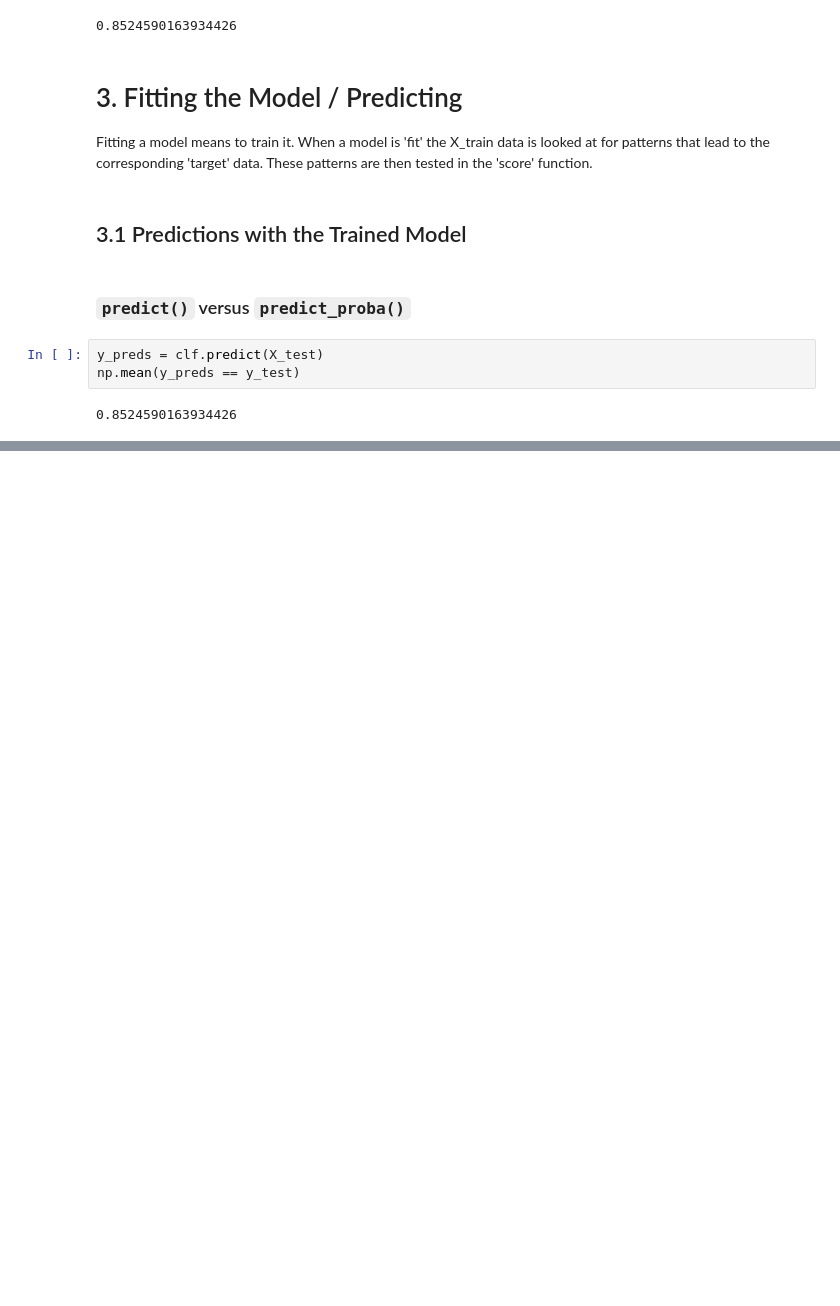
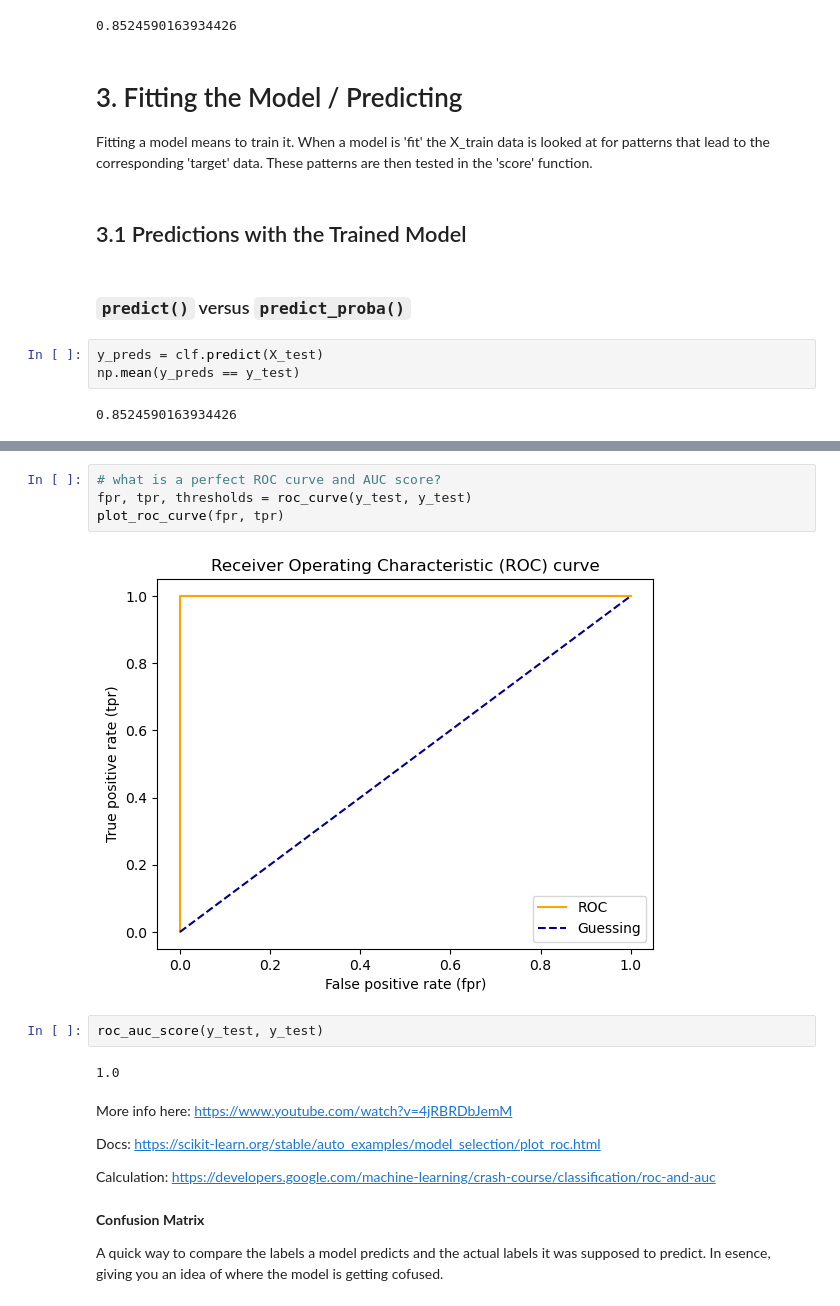
Before and after one commit to lorenarms/Machine_Learning, a Jupyter notebook: sample_project_01/sklearn_tut/sklearn_tut.ipynb, the cells around one changed output, grey strips where cells are left out. Saved outputs shown, nothing was run; the diff lists cells and outputs as text; blank space fills up the shorter version.

```diff
--- a/sample_project_01/sklearn_tut/sklearn_tut.ipynb
+++ b/sample_project_01/sklearn_tut/sklearn_tut.ipynb
@@ -701,0 +1001,20 @@ np.mean(y_preds == y_test)
+# %%
+# what is a perfect ROC curve and AUC score?
+fpr, tpr, thresholds = roc_curve(y_test, y_test)
+plot_roc_curve(fpr, tpr)
+# %% [output]
+[figure, added]
+# %%
+roc_auc_score(y_test, y_test)
+# %% [output]
+1.0
+# %% [markdown]
+More info here: https://www.youtube.com/watch?v=4jRBRDbJemM
+
+Docs: https://scikit-learn.org/stable/auto_examples/model_selection/plot_roc.html
+
+Calculation: https://developers.google.com/machine-learning/crash-course/classification/roc-and-auc
+# %% [markdown]
+**Confusion Matrix**
+
+A quick way to compare the labels a model predicts and the actual labels it was supposed to predict. In esence, giving you an idea of where the model is getting cofused.
```
Also changed, not shown: parts of 52 cells of this notebook, 1 other file.
